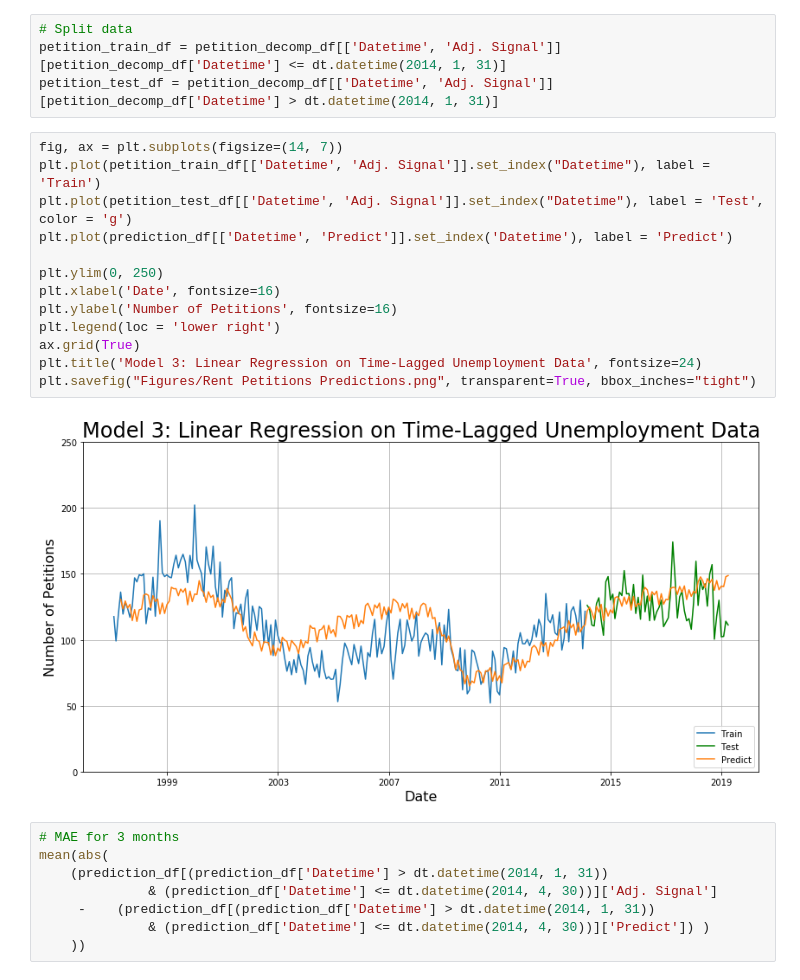
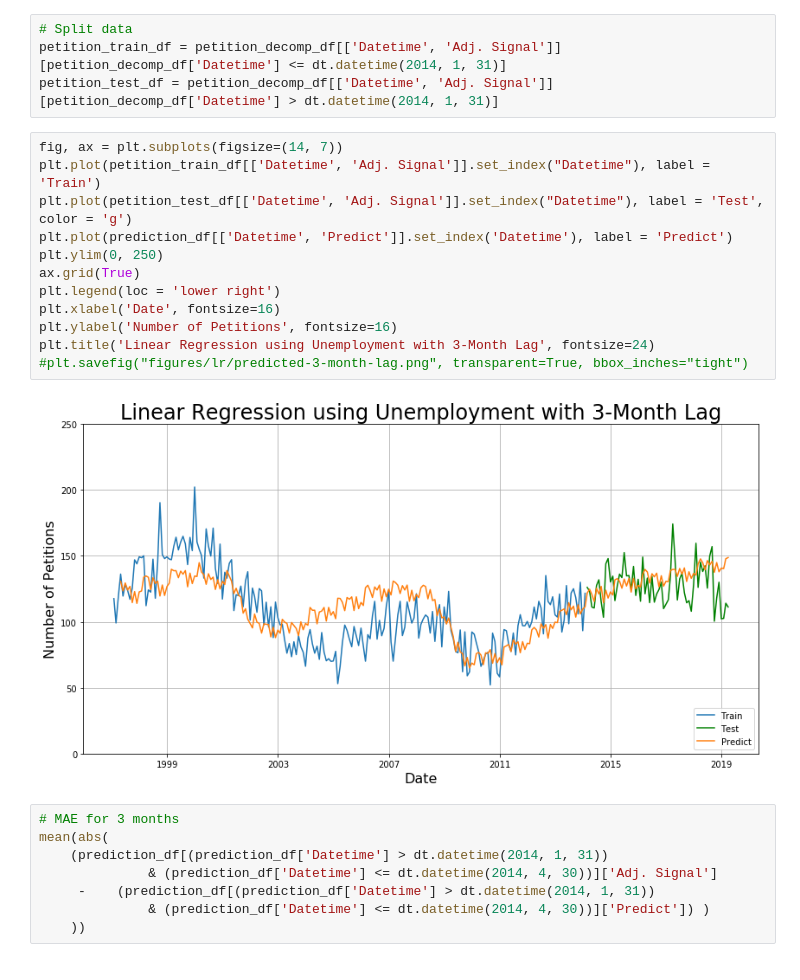
Before and after one commit to harrisonized/Predicting_Rent_Petitions_in_SF, a Jupyter notebook: lr-with-unemployment.ipynb, the cells around one changed output. Saved outputs shown, nothing was run; the diff lists cells and outputs as text.

```diff
--- a/lr-with-unemployment.ipynb
+++ b/lr-with-unemployment.ipynb
@@ -350,18 +300,17 @@ petition_test_df = petition_decomp_df[['Datetime', 'Adj. Signal']][petition_deco
 # %%
 fig, ax = plt.subplots(figsize=(14, 7))
 plt.plot(petition_train_df[['Datetime', 'Adj. Signal']].set_index("Datetime"), label = 'Train')
 plt.plot(petition_test_df[['Datetime', 'Adj. Signal']].set_index("Datetime"), label = 'Test', color = 'g')
 plt.plot(prediction_df[['Datetime', 'Predict']].set_index('Datetime'), label = 'Predict')
-
 plt.ylim(0, 250)
+ax.grid(True)
+plt.legend(loc = 'lower right')
 plt.xlabel('Date', fontsize=16)
 plt.ylabel('Number of Petitions', fontsize=16)
-plt.legend(loc = 'lower right')
-ax.grid(True)
-plt.title('Model 3: Linear Regression on Time-Lagged Unemployment Data', fontsize=24)
-plt.savefig("Figures/Rent Petitions Predictions.png", transparent=True, bbox_inches="tight")
+plt.title('Linear Regression using Unemployment with 3-Month Lag', fontsize=24)
+#plt.savefig("figures/lr/predicted-3-month-lag.png", transparent=True, bbox_inches="tight")
 # %% [output]
-[figure, old version]
+[figure, new version]
 # %%
 # MAE for 3 months
 mean(abs(
```
Also changed, not shown: parts of 35 cells of this notebook, 12 other files.
